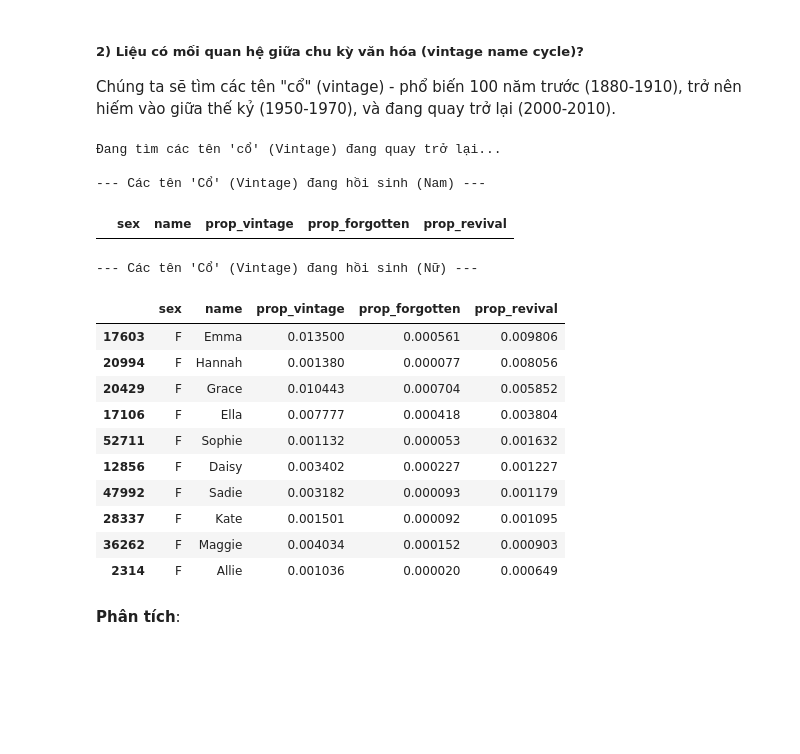
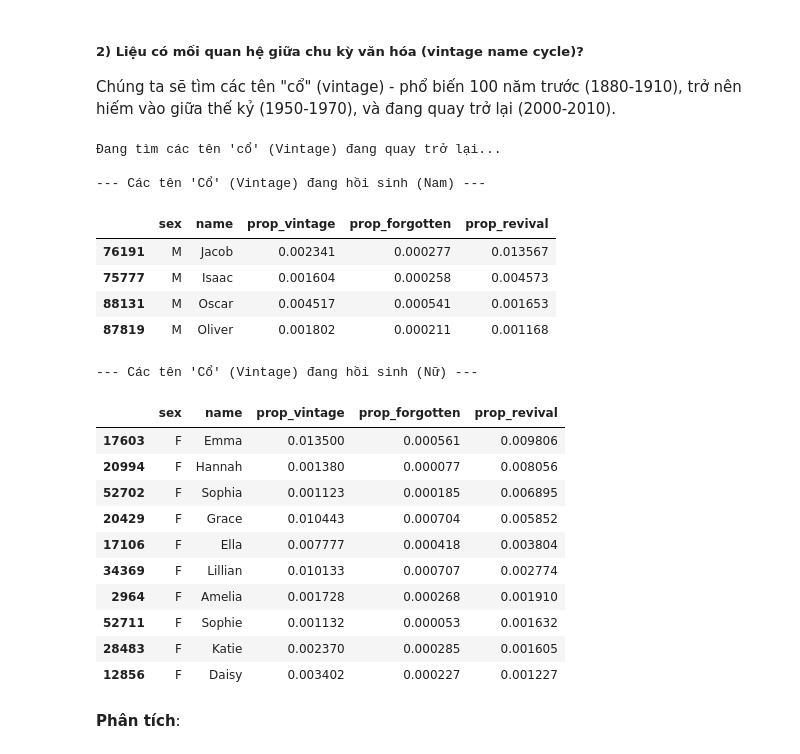
Before and after one commit to TranKhaiAn/sgu_2025_dataAnalysis, a Jupyter notebook: BTL_02-dl16-10/chapter13_3.ipynb, the cells around one changed output. Saved outputs shown, nothing was run; the diff lists cells and outputs as text; code cells hidden in the pictures; blank space fills up the shorter version.

```diff
--- a/BTL_02-dl16-10/chapter13_3.ipynb
+++ b/BTL_02-dl16-10/chapter13_3.ipynb
@@ -1133,44 +1184,48 @@ prop_forgotten = prop_by_year_name.loc[1950:1970].mean()
 prop_revival = prop_by_year_name.loc[2000:2010].mean()
 
 # 2. Tạo DataFrame tổng hợp
 vintage_analysis = pd.DataFrame({
     'prop_vintage': prop_vintage,
     'prop_forgotten': prop_forgotten,
     'prop_revival': prop_revival
 }).reset_index()
 
 # 3. Lọc ra các tên "hồi sinh"
 # - Phổ biến "cổ" (vd: top 200, tỷ lệ > 0.001)
-# - Bị "lãng quên" (tỷ lệ giảm ít nhất 10 lần)
-# - Đang "hồi sinh" (tỷ lệ tăng ít nhất 5 lần so với lúc lãng quên)
+# - Bị "lãng quên" (tỷ lệ giảm ít nhất 5 lần)
+# - Đang "hồi sinh" (tỷ lệ tăng ít nhất 3 lần so với lúc lãng quên)
 vintage_names = vintage_analysis[
     (vintage_analysis['prop_vintage'] > 0.001) &
-    (vintage_analysis['prop_forgotten'] < vintage_analysis['prop_vintage'] / 10) &
-    (vintage_analysis['prop_revival'] > vintage_analysis['prop_forgotten'] * 5) &
+    (vintage_analysis['prop_forgotten'] < vintage_analysis['prop_vintage'] / 5) &
+    (vintage_analysis['prop_revival'] > vintage_analysis['prop_forgotten'] * 3) &
     (vintage_analysis['prop_revival'] > 0.0005) # Phải đủ phổ biến để được chú ý
 ].sort_values('prop_revival', ascending=False)
 
 print("\n--- Các tên 'Cổ' (Vintage) đang hồi sinh (Nam) ---")
 display(vintage_names[vintage_names['sex'] == 'M'].head(10))
 
 print("\n--- Các tên 'Cổ' (Vintage) đang hồi sinh (Nữ) ---")
 display(vintage_names[vintage_names['sex'] == 'F'].head(10))
 # %% [output]
 Đang tìm các tên 'cổ' (Vintage) đang quay trở lại...
 
 --- Các tên 'Cổ' (Vintage) đang hồi sinh (Nam) ---
 |  | sex | name | prop_vintage | prop_forgotten | prop_revival |
+| 76191 | M | Jacob | 0.002341 | 0.000277 | 0.013567 |
+| 75777 | M | Isaac | 0.001604 | 0.000258 | 0.004573 |
+| 88131 | M | Oscar | 0.004517 | 0.000541 | 0.001653 |
+| 87819 | M | Oliver | 0.001802 | 0.000211 | 0.001168 |
 --- Các tên 'Cổ' (Vintage) đang hồi sinh (Nữ) ---
 |  | sex | name | prop_vintage | prop_forgotten | prop_revival |
 | 17603 | F | Emma | 0.013500 | 0.000561 | 0.009806 |
 | 20994 | F | Hannah | 0.001380 | 0.000077 | 0.008056 |
+| 52702 | F | Sophia | 0.001123 | 0.000185 | 0.006895 |
 | 20429 | F | Grace | 0.010443 | 0.000704 | 0.005852 |
 | 17106 | F | Ella | 0.007777 | 0.000418 | 0.003804 |
+| 34369 | F | Lillian | 0.010133 | 0.000707 | 0.002774 |
+| 2964 | F | Amelia | 0.001728 | 0.000268 | 0.001910 |
 | 52711 | F | Sophie | 0.001132 | 0.000053 | 0.001632 |
+| 28483 | F | Katie | 0.002370 | 0.000285 | 0.001605 |
 | 12856 | F | Daisy | 0.003402 | 0.000227 | 0.001227 |
-| 47992 | F | Sadie | 0.003182 | 0.000093 | 0.001179 |
-| 28337 | F | Kate | 0.001501 | 0.000092 | 0.001095 |
-| 36262 | F | Maggie | 0.004034 | 0.000152 | 0.000903 |
-| 2314 | F | Allie | 0.001036 | 0.000020 | 0.000649 |
 # %% [markdown]
 **Phân tích**:
```
Also changed, not shown: parts of 9 cells of this notebook.
